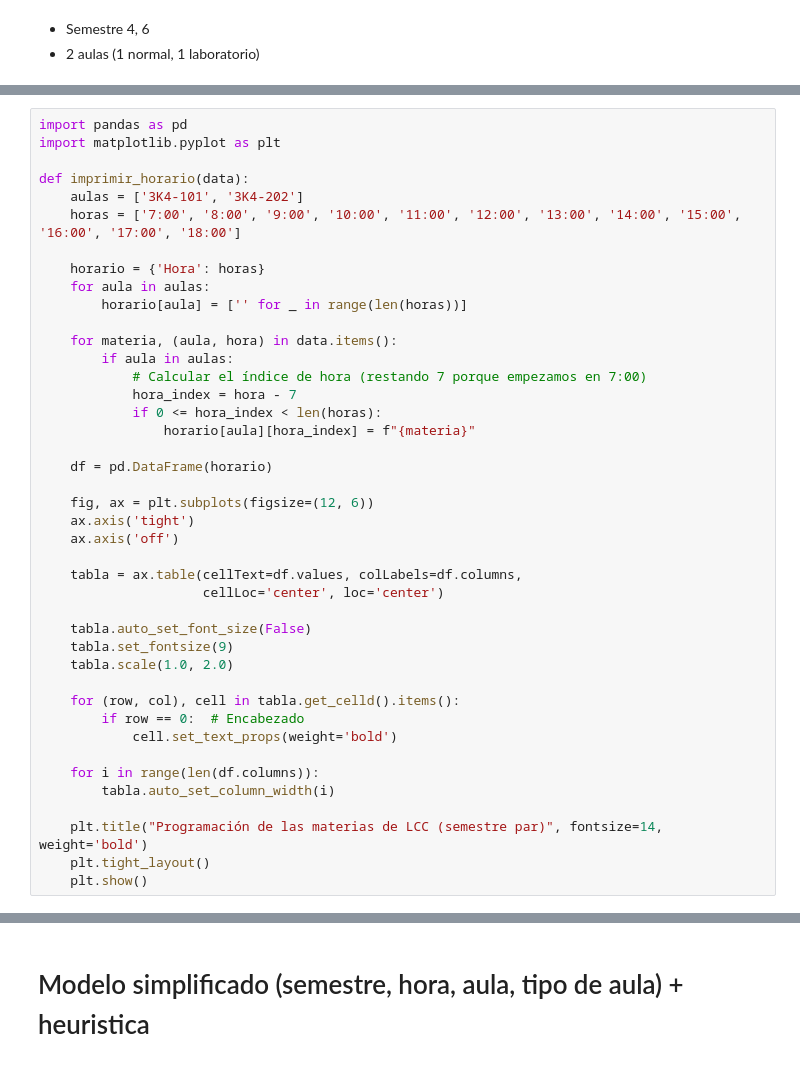
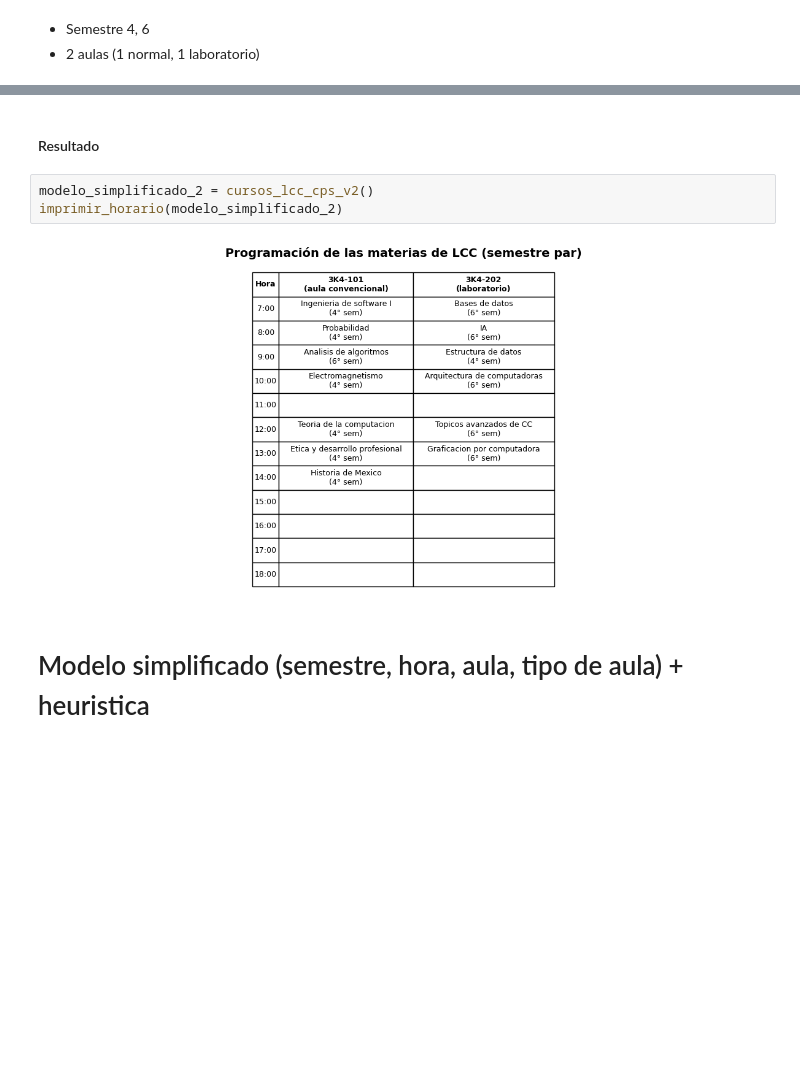
Before and after one commit to amadorssa/csp-cursos-lcc, a Jupyter notebook: csp simplificado.ipynb, the cells around one changed output, grey strips where cells are left out. Cells and saved outputs as stored; diff of their text form; blank space fills up the shorter version.

Commit message:
refactor notebook cell order to enhance presentation

```diff
--- a/csp simplificado.ipynb
+++ b/csp simplificado.ipynb
@@ -366,42 +641,0 @@ def cursos_lcc_cps():
-# %%
-import pandas as pd
-import matplotlib.pyplot as plt
-
-def imprimir_horario(data):
-    aulas = ['3K4-101', '3K4-202']
-    horas = ['7:00', '8:00', '9:00', '10:00', '11:00', '12:00', '13:00', '14:00', '15:00', '16:00', '17:00', '18:00']
-
-    horario = {'Hora': horas}
-    for aula in aulas:
-        horario[aula] = ['' for _ in range(len(horas))]
-
-    for materia, (aula, hora) in data.items():
-        if aula in aulas:
-            # Calcular el índice de hora (restando 7 porque empezamos en 7:00)
-            hora_index = hora - 7
-            if 0 <= hora_index < len(horas):
-                horario[aula][hora_index] = f"{materia}"
-
-    df = pd.DataFrame(horario)
-
-    fig, ax = plt.subplots(figsize=(12, 6))
-    ax.axis('tight')
-    ax.axis('off')
-
-    tabla = ax.table(cellText=df.values, colLabels=df.columns,
-                     cellLoc='center', loc='center')
-
-    tabla.auto_set_font_size(False)
-    tabla.set_fontsize(9)
-    tabla.scale(1.0, 2.0)
-
-    for (row, col), cell in tabla.get_celld().items():
-        if row == 0:  # Encabezado
-            cell.set_text_props(weight='bold')
-
-    for i in range(len(df.columns)):
-        tabla.auto_set_column_width(i)
-
-    plt.title("Programación de las materias de LCC (semestre par)", fontsize=14, weight='bold')
-    plt.tight_layout()
-    plt.show()
@@ -414,3 +642,10 @@ if __name__ == "__main__":
+# %% [markdown]
+#### Resultado
+# %%
+modelo_simplificado_2 = cursos_lcc_cps_v2()
+imprimir_horario(modelo_simplificado_2)
+# %% [output]
+[figure, added]
 # %% [markdown]
 # Modelo simplificado (semestre, hora, aula, tipo de aula) + heuristica
 # %% [markdown]
```
Also changed, not shown: parts of 29 cells of this notebook, 1 other file.
